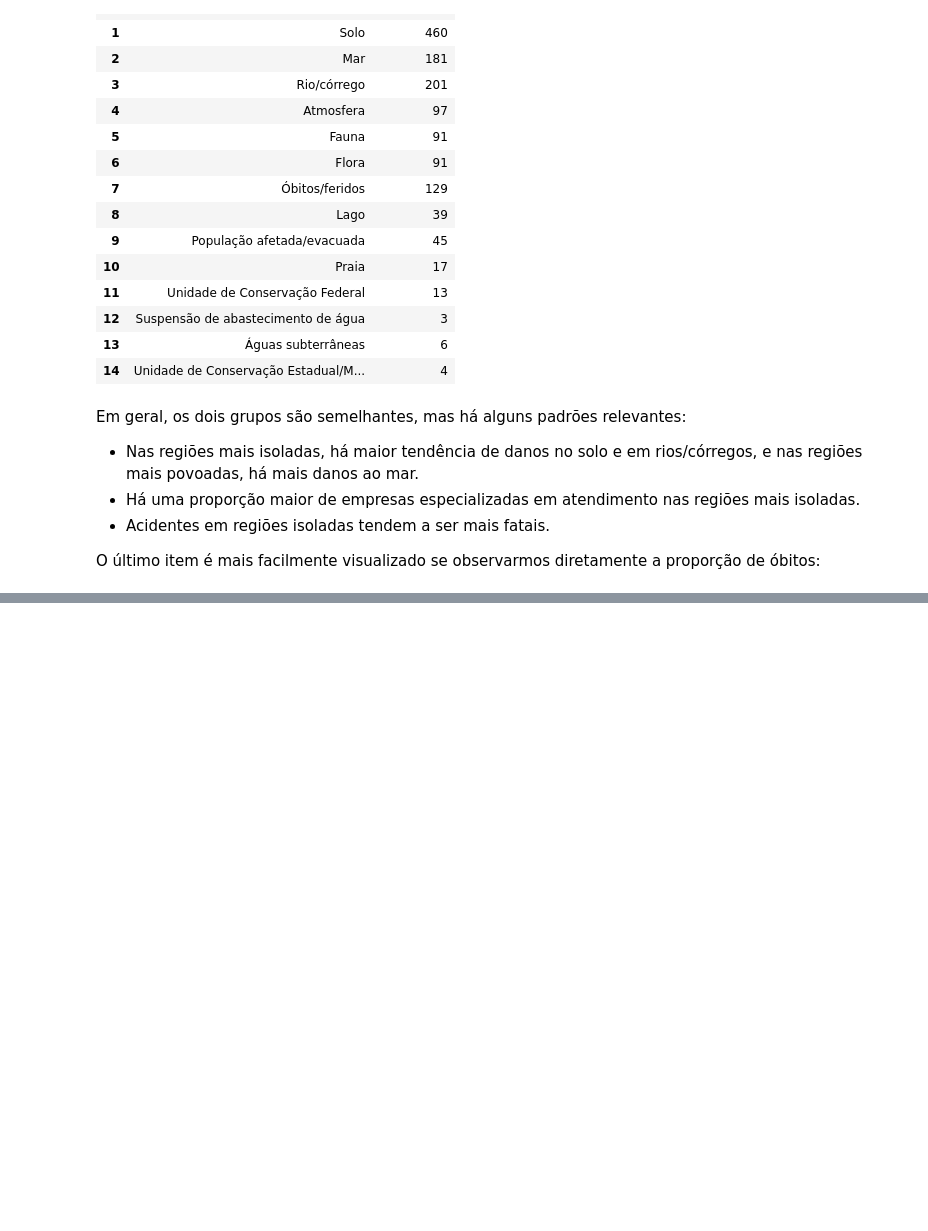
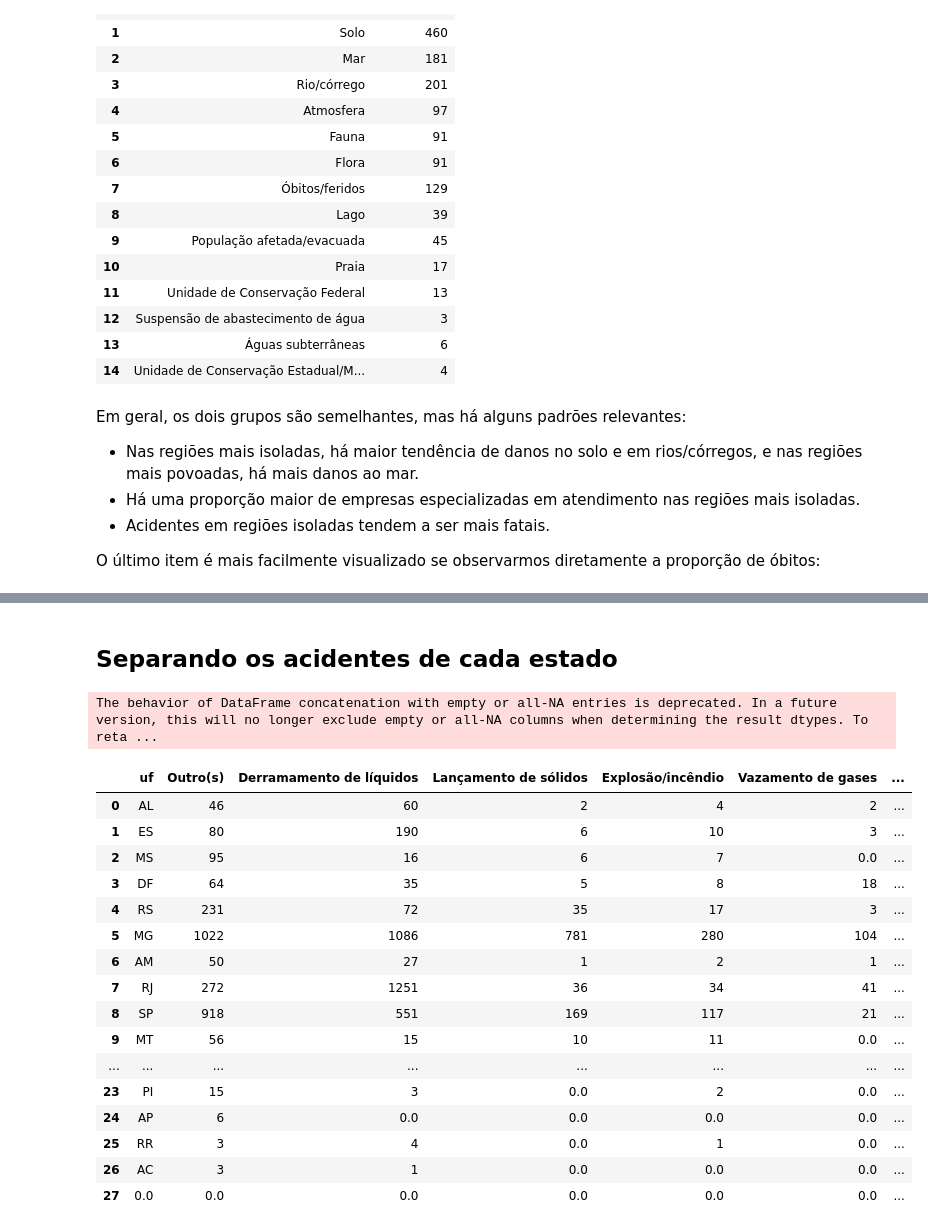
Before and after one commit to mariabrandaob/PCD-2-IBAMA, a Jupyter notebook: PCD_2_IBAMA.ipynb, the cells around one changed output, grey strips where cells are left out. Drawn from its saved outputs; the diff is of its cells as text; code cells hidden in the pictures; blank space fills up the shorter version.

Commit message:
Início da implementação do clustering hierárquico de estados (foi construído um dataframe com os dados de cada estado)

```diff
--- a/PCD_2_IBAMA.ipynb
+++ b/PCD_2_IBAMA.ipynb
@@ -1253,7 +1231,7 @@ print(df_acidentes_geom_R.shape, " ", df_acidentes_geom_F.shape)
 # %%
 from IPython.display import display
 
-def conta_valores_distintos_coluna_multivalorada(df_acidentes, nome_coluna):
+def conta_valores_distintos_coluna_multivalorada(df_acidentes, nome_coluna, exibe=True, retorna_contagens=False):
 
   tipos_valores = df_acidentes[nome_coluna].value_counts().to_dict()
   ocorrencias_separadas_dicionario = {}
@@ -1265,8 +1243,11 @@ def conta_valores_distintos_coluna_multivalorada(df_acidentes, nome_coluna):
       ocorrencias_separadas_dicionario[dano] += quantidade
 
 
-  tipos_separados = pd.DataFrame(list(ocorrencias_separadas_dicionario.items()), columns=[nome_coluna, 'Contagem'])
-  display(tipos_separados)
+  if exibe:
+    tipos_separados = pd.DataFrame(list(ocorrencias_separadas_dicionario.items()), columns=[nome_coluna, 'Contagem'])
+    display(tipos_separados)
+  if retorna_contagens:
+    return ocorrencias_separadas_dicionario
 # %% [markdown]
 ## Tipo de evento
 # %%
@@ -1405,0 +1399,42 @@ Observamos uma proporção de mortes de 0,6% nas rodovias e 2,7% fora das rodovi
+# %% [markdown]
+## Separando os acidentes de cada estado
+# %%
+tipos_eventos = list(conta_valores_distintos_coluna_multivalorada(df_acidentes, 'tipo_evento', exibe=False, retorna_contagens=True).keys())
+tipos_danos = list(conta_valores_distintos_coluna_multivalorada(df_acidentes, 'tipos_danos_identificados', exibe=False, retorna_contagens=True).keys())
+tipos_instituicoes = list(conta_valores_distintos_coluna_multivalorada(df_acidentes, 'institiuicoes_atuando_local', exibe=False, retorna_contagens=True).keys())
+
+lista_de_colunas = ['uf'] + tipos_eventos + tipos_danos + tipos_instituicoes
+
+df_estados = pd.DataFrame(columns=lista_de_colunas)
+
+for estado in df_acidentes['uf'].unique():
+
+  acidentes_estado = df_acidentes.loc[df_acidentes['uf']==estado]
+  eventos = conta_valores_distintos_coluna_multivalorada(acidentes_estado, 'tipo_evento', exibe=False, retorna_contagens=True)
+  danos = conta_valores_distintos_coluna_multivalorada(acidentes_estado, 'tipos_danos_identificados', exibe=False, retorna_contagens=True)
+  instituicoes = conta_valores_distintos_coluna_multivalorada(acidentes_estado, 'institiuicoes_atuando_local', exibe=False, retorna_contagens=True)
+
+  linha_estado = {'uf' : estado} | eventos | danos | instituicoes
+
+  df_estados = pd.concat([df_estados, pd.DataFrame([linha_estado], columns=df_estados.columns).fillna(0)], ignore_index=True)
+
+df_estados
+# %% [output]
+The behavior of DataFrame concatenation with empty or all-NA entries is deprecated. In a future version, this will no longer exclude empty or all-NA columns when determining the result dtypes. To reta ...
+|  | uf | Outro(s) | Derramamento de líquidos | Lançamento de sólidos | Explosão/incêndio | Vazamento de gases | ... |
+| 0 | AL | 46 | 60 | 2 | 4 | 2 | ... |
+| 1 | ES | 80 | 190 | 6 | 10 | 3 | ... |
+| 2 | MS | 95 | 16 | 6 | 7 | 0.0 | ... |
+| 3 | DF | 64 | 35 | 5 | 8 | 18 | ... |
+| 4 | RS | 231 | 72 | 35 | 17 | 3 | ... |
+| 5 | MG | 1022 | 1086 | 781 | 280 | 104 | ... |
+| 6 | AM | 50 | 27 | 1 | 2 | 1 | ... |
+| 7 | RJ | 272 | 1251 | 36 | 34 | 41 | ... |
+| 8 | SP | 918 | 551 | 169 | 117 | 21 | ... |
+| 9 | MT | 56 | 15 | 10 | 11 | 0.0 | ... |
+| ... | ... | ... | ... | ... | ... | ... | ... |
+| 23 | PI | 15 | 3 | 0.0 | 2 | 0.0 | ... |
+| 24 | AP | 6 | 0.0 | 0.0 | 0.0 | 0.0 | ... |
+| 25 | RR | 3 | 4 | 0.0 | 1 | 0.0 | ... |
+| 26 | AC | 3 | 1 | 0.0 | 0.0 | 0.0 | ... |
+| 27 | 0.0 | 0.0 | 0.0 | 0.0 | 0.0 | 0.0 | ... |
```
Also changed, not shown: parts of 14 cells of this notebook.
